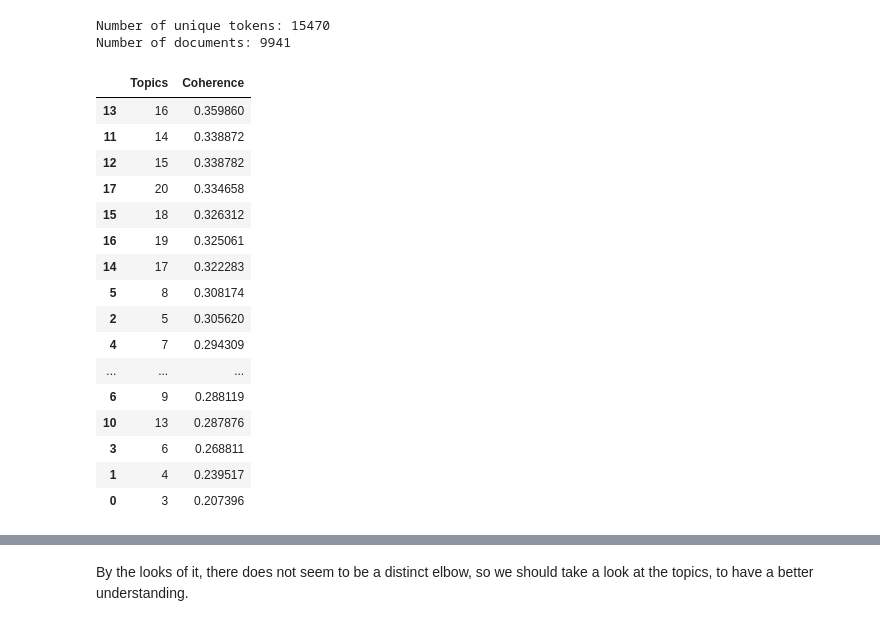
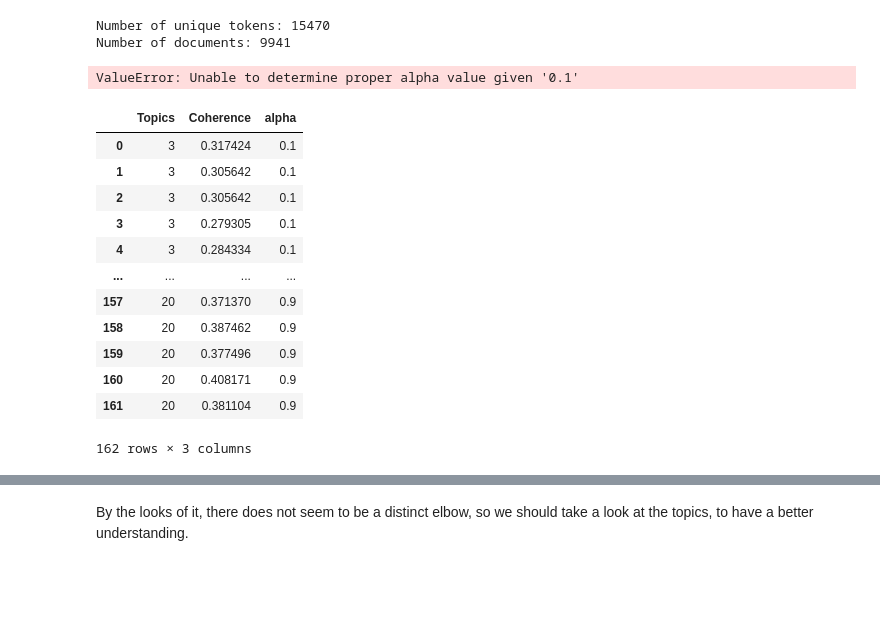
Before and after one commit to vishal-parameswaran/University-of-Chicago, a Jupyter notebook: Natural Language Processing and Cognitive Computing/Assignment 6/code/NLP_Assignment_6_Starter-1.ipynb, the cells around one changed output, grey strips where cells are left out. Cells and saved outputs as stored; diff of their text form; code cells hidden in the pictures; blank space fills up the shorter version.

```diff
--- a/Natural Language Processing and Cognitive Computing/Assignment 6/code/NLP_Assignment_6_Starter-1.ipynb
+++ b/Natural Language Processing and Cognitive Computing/Assignment 6/code/NLP_Assignment_6_Starter-1.ipynb
@@ -108,9 +109,9 @@ min_topics = 3
 max_topics = 20
 step_size = 1
 topics_range = np.arange(min_topics, max_topics+1, step_size)
-alpha_range = np.arange(0.1,1,0.1)
-np.append(alpha_range,'assymetric')
-np.append(alpha_range,'symetric')
+alpha_range = np.arange(0.1,1,0.2)
+alpha_range = np.append(alpha_range,'assymetric')
+alpha_range = np.append(alpha_range,'symetric')
 
 # Validation sets
 num_of_docs = len(corpus_tweets)
@@ -118,6 +119,7 @@ num_of_docs = len(corpus_tweets)
 model_results = {
                  'Topics': [],
                  'Coherence': [],
+                 'alpha':[]
                 }
 
 for k in tqdm(topics_range):
@@ -125,24 +127,24 @@ for k in tqdm(topics_range):
         cv = compute_coherence_values(corpus=corpus_tweets, dictionary=dictionary_tweets,k = k,alpha=alpha ,texts=tweets_df['cleaned_text'])
         model_results['Topics'].append(k)
         model_results['Coherence'].append(cv)
+        model_results['alpha'].append(alpha)
+# %% [output]
+ValueError: Unable to determine proper alpha value given '0.1'
 # %%
 lda_tuning = pd.DataFrame(model_results)
-lda_tuning.sort_values(by=['Coherence'], ascending=False)
+lda_tuning['alpha'] = np.repeat(alpha_range,18)
+lda_tuning
 # %% [output]
-|  | Topics | Coherence |
-| 13 | 16 | 0.359860 |
-| 11 | 14 | 0.338872 |
-| 12 | 15 | 0.338782 |
-| 17 | 20 | 0.334658 |
-| 15 | 18 | 0.326312 |
-| 16 | 19 | 0.325061 |
-| 14 | 17 | 0.322283 |
-| 5 | 8 | 0.308174 |
-| 2 | 5 | 0.305620 |
-| 4 | 7 | 0.294309 |
-| ... | ... | ... |
-| 6 | 9 | 0.288119 |
-| 10 | 13 | 0.287876 |
-| 3 | 6 | 0.268811 |
-| 1 | 4 | 0.239517 |
-| 0 | 3 | 0.207396 |
+|  | Topics | Coherence | alpha |
+| 0 | 3 | 0.317424 | 0.1 |
+| 1 | 3 | 0.305642 | 0.1 |
+| 2 | 3 | 0.305642 | 0.1 |
+| 3 | 3 | 0.279305 | 0.1 |
+| 4 | 3 | 0.284334 | 0.1 |
+| ... | ... | ... | ... |
+| 157 | 20 | 0.371370 | 0.9 |
+| 158 | 20 | 0.387462 | 0.9 |
+| 159 | 20 | 0.377496 | 0.9 |
+| 160 | 20 | 0.408171 | 0.9 |
+| 161 | 20 | 0.381104 | 0.9 |
+162 rows × 3 columns
```
Also changed, not shown: parts of 5 cells of this notebook, 6 other files.
